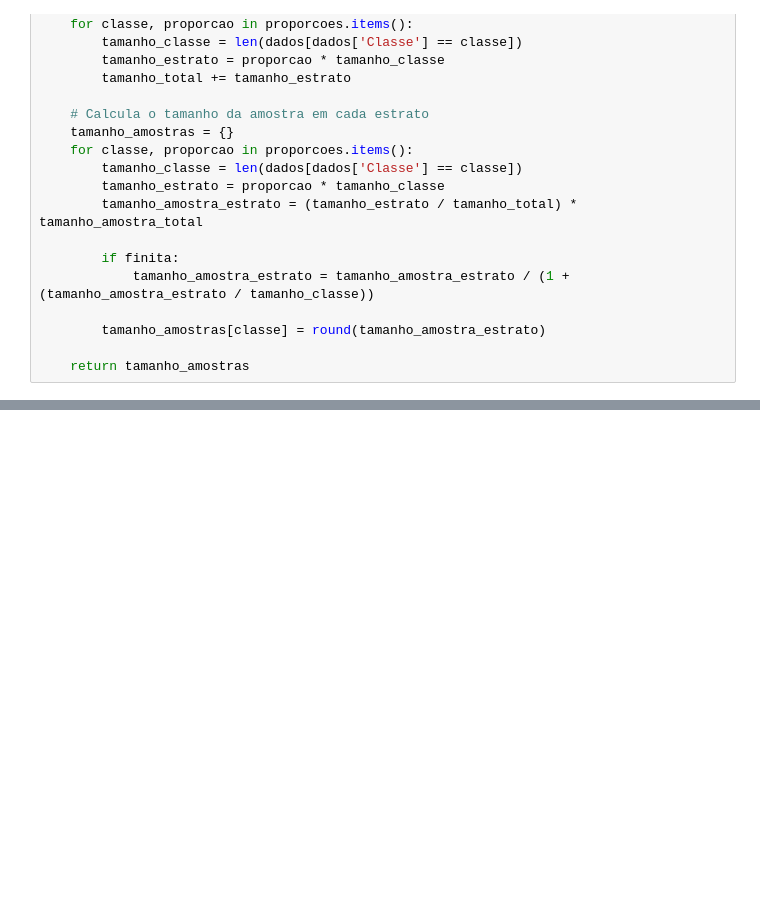
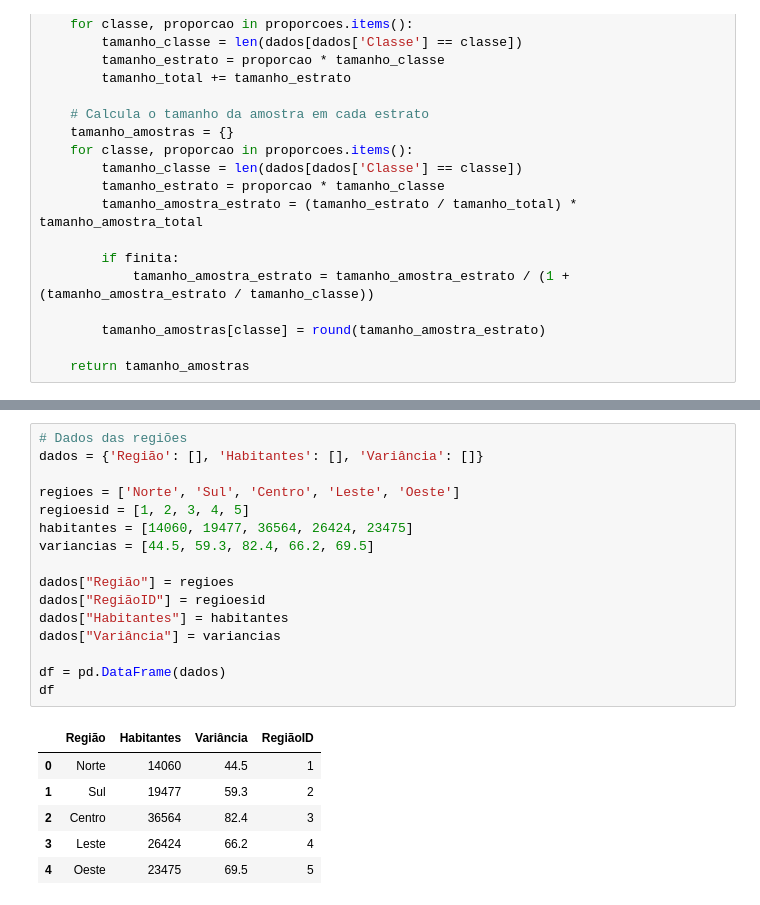
Before and after one commit to jvataidee/ManualdeAnalisedeDadosPython, a Jupyter notebook: cap6_estatistica_inferencial.ipynb, the cells around one changed output, grey strips where cells are left out. Drawn from its saved outputs; the diff is of its cells as text; blank space fills up the shorter version.

```diff
--- a/cap6_estatistica_inferencial.ipynb
+++ b/cap6_estatistica_inferencial.ipynb
@@ -607,0 +677,23 @@ Tamanho da amostra PROPORÇÃO (população infinita): {0: 425681, 1: 140675}
+# %%
+# Dados das regiões
+dados = {'Região': [], 'Habitantes': [], 'Variância': []}
+
+regioes = ['Norte', 'Sul', 'Centro', 'Leste', 'Oeste']
+regioesid = [1, 2, 3, 4, 5]
+habitantes = [14060, 19477, 36564, 26424, 23475]
+variancias = [44.5, 59.3, 82.4, 66.2, 69.5]
+
+dados["Região"] = regioes
+dados["RegiãoID"] = regioesid
+dados["Habitantes"] = habitantes
+dados["Variância"] = variancias
+
+df = pd.DataFrame(dados)
+df
+# %% [output]
+|  | Região | Habitantes | Variância | RegiãoID |
+| 0 | Norte | 14060 | 44.5 | 1 |
+| 1 | Sul | 19477 | 59.3 | 2 |
+| 2 | Centro | 36564 | 82.4 | 3 |
+| 3 | Leste | 26424 | 66.2 | 4 |
+| 4 | Oeste | 23475 | 69.5 | 5 |
```
Also changed, not shown: parts of 24 cells of this notebook.
